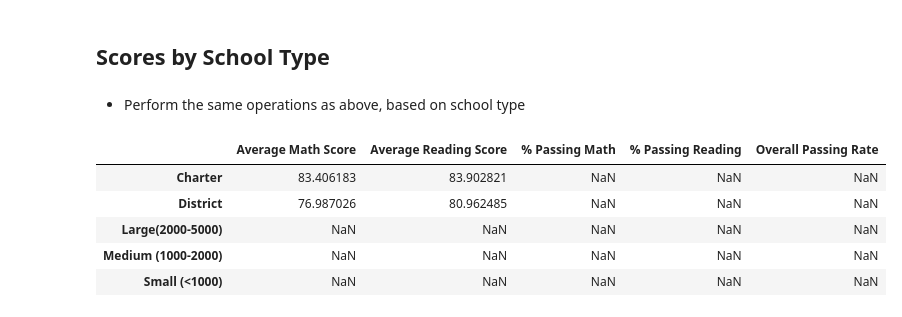
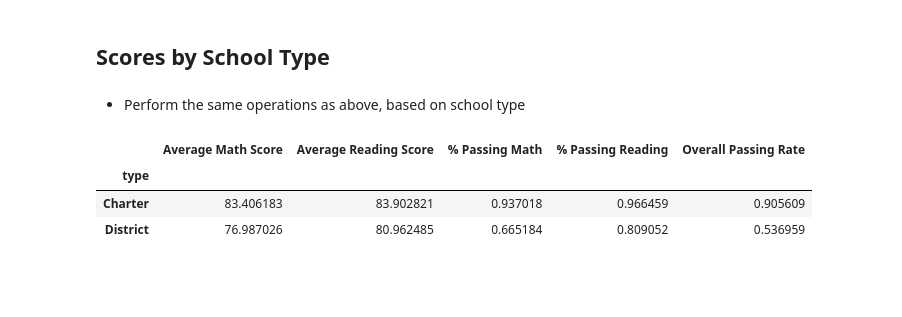
Before and after one commit to siararaeDA/pandas-challenge, a Jupyter notebook: PyCitySchools/PyCitySchools.ipynb, the cells around one changed output. Cells and saved outputs as stored; diff of their text form; code cells hidden in the pictures; blank space fills up the shorter version.

```diff
--- a/PyCitySchools/PyCitySchools.ipynb
+++ b/PyCitySchools/PyCitySchools.ipynb
@@ -361,33 +361,31 @@ dataBySize
 # %%
 
 
 groupedByType = school_data_complete.groupby("type")
 
 avgMath = groupedByType["math_score"].mean()
 #print(avgMath)
 avgReading = groupedByType["reading_score"].mean()
 #print(avgReading)
-percentPassingMath = school_data_complete[(school_data_complete["math_score"] >= 70)].groupby("School Size")["Student ID"].count() / groupedByType["Student ID"].count()
+percentPassingMath = school_data_complete[(school_data_complete["math_score"] >= 70)].groupby("type")["Student ID"].count() / groupedByType["Student ID"].count()
 #print(percentPassingMath)
-percentPassingReading = school_data_complete[(school_data_complete["reading_score"] >= 70)].groupby("School Size")["Student ID"].count() / groupedByType["Student ID"].count()
+percentPassingReading = school_data_complete[(school_data_complete["reading_score"] >= 70)].groupby("type")["Student ID"].count() / groupedByType["Student ID"].count()
 #print(percentPassingReading)
-overallPassing = school_data_complete[(school_data_complete["math_score"] >= 70) & (school_data_complete["reading_score"] >= 70)].groupby("School Size")["Student ID"].count() / groupedByType["Student ID"].count()
+overallPassing = school_data_complete[(school_data_complete["math_score"] >= 70) & (school_data_complete["reading_score"] >= 70)].groupby("type")["Student ID"].count() / groupedByType["Student ID"].count()
 # The instructions say to do it the way of the following comment, but doing it the above way gives me a matching result to the example in the instructions
 #(percentPassingMath + percentPassingReading) / 2
 #print(overallPassing)
 
 dataByType = pd.DataFrame({
     "Average Math Score": avgMath,
     "Average Reading Score": avgReading,
     "% Passing Math": percentPassingMath,
     "% Passing Reading": percentPassingReading,
     "Overall Passing Rate": overallPassing
 })
 dataByType
 # %% [output]
 |  | Average Math Score | Average Reading Score | % Passing Math | % Passing Reading | Overall Passing Rate |
-| Charter | 83.406183 | 83.902821 | NaN | NaN | NaN |
-| District | 76.987026 | 80.962485 | NaN | NaN | NaN |
-| Large(2000-5000) | NaN | NaN | NaN | NaN | NaN |
-| Medium (1000-2000) | NaN | NaN | NaN | NaN | NaN |
-| Small (<1000) | NaN | NaN | NaN | NaN | NaN |
+| type |  |  |  |  |  |
+| Charter | 83.406183 | 83.902821 | 0.937018 | 0.966459 | 0.905609 |
+| District | 76.987026 | 80.962485 | 0.665184 | 0.809052 | 0.536959 |
```
